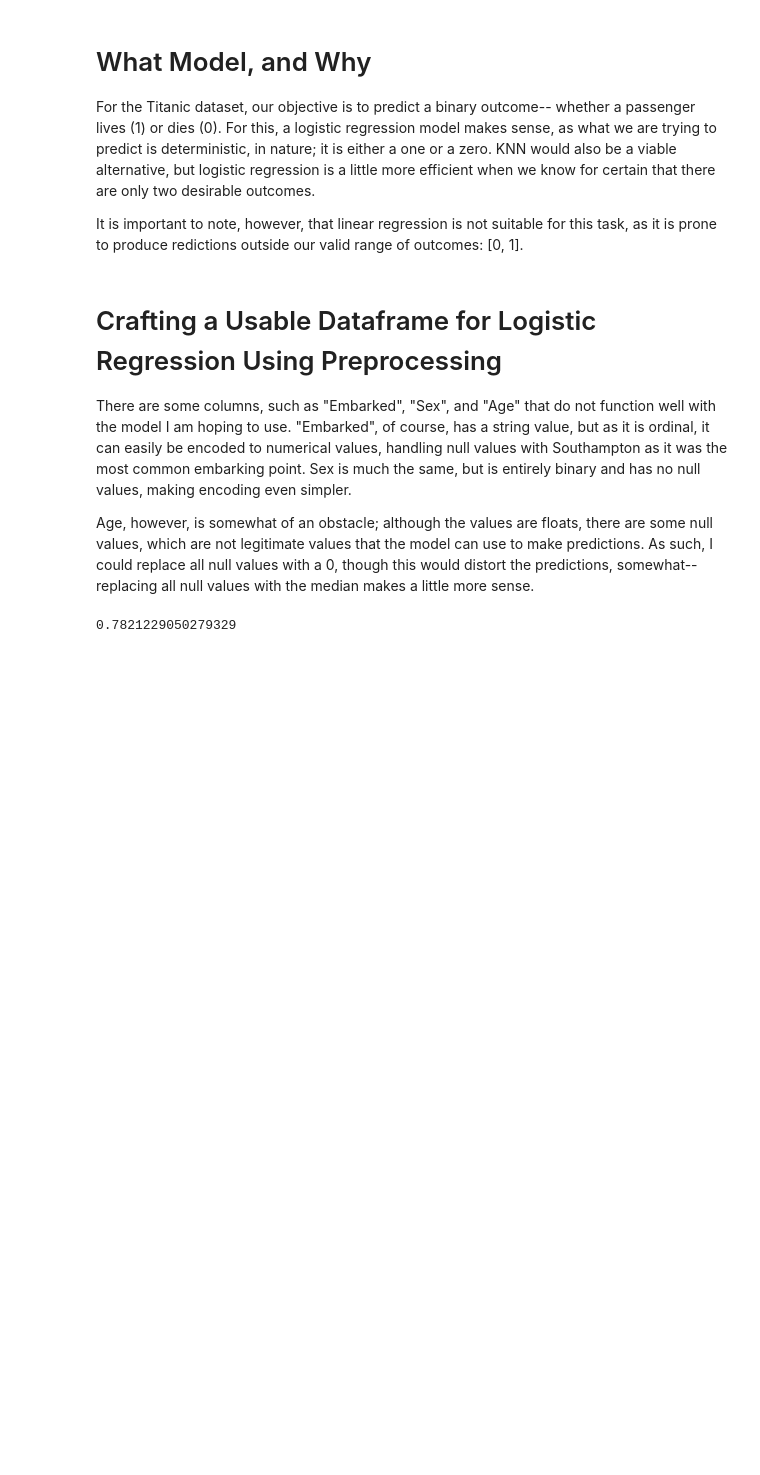
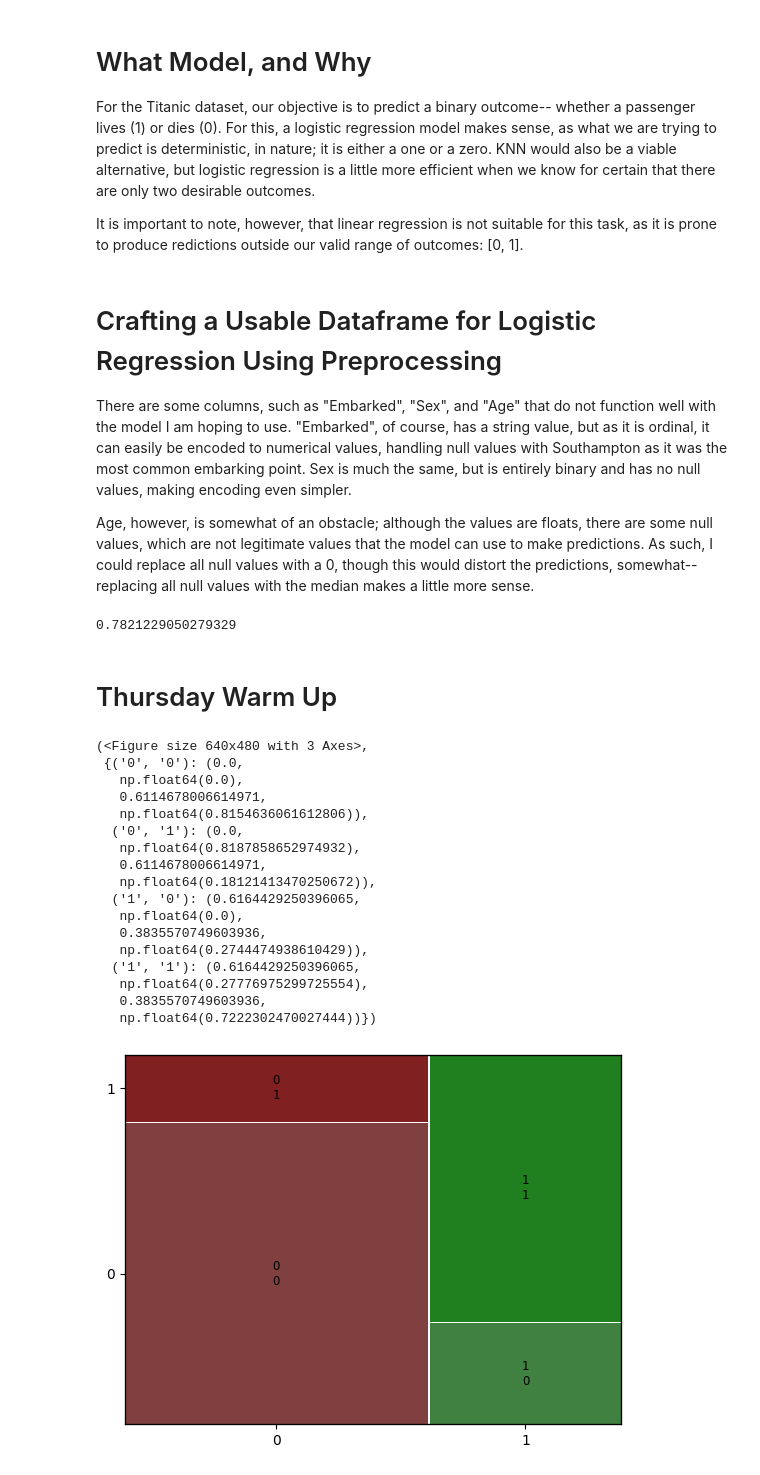
Before and after one commit to HarshBains/harsh_bains_csci_1070, a Jupyter notebook: Week 07/Quiz6.ipynb, the cells around one changed output. Cells and saved outputs as stored; diff of their text form; code cells hidden in the pictures; blank space fills up the shorter version.

```diff
--- a/Week 07/Quiz6.ipynb
+++ b/Week 07/Quiz6.ipynb
@@ -76,3 +76,30 @@ predictedValues = logRegression.predict(X_test)
 logRegression.score(X_test, y_test)
 # %% [output]
 0.7821229050279329
+# %% [markdown]
+# Thursday Warm Up
+# %%
+from sklearn.metrics import confusion_matrix
+from statsmodels.graphics.mosaicplot import mosaic
+from sklearn.metrics import ConfusionMatrixDisplay
+conf_matrix = confusion_matrix(y_test, predictedValues)
+mosaic(conf_matrix)
+# %% [output]
+(<Figure size 640x480 with 3 Axes>,
+ {('0', '0'): (0.0,
+   np.float64(0.0),
+   0.6114678006614971,
+   np.float64(0.8154636061612806)),
+  ('0', '1'): (0.0,
+   np.float64(0.8187858652974932),
+   0.6114678006614971,
+   np.float64(0.18121413470250672)),
+  ('1', '0'): (0.6164429250396065,
+   np.float64(0.0),
+   0.3835570749603936,
+   np.float64(0.2744474938610429)),
+  ('1', '1'): (0.6164429250396065,
+   np.float64(0.27776975299725554),
+   0.3835570749603936,
+   np.float64(0.7222302470027444))})
+[figure, added]
```
Also changed, not shown: parts of 2 cells of this notebook, 4 other files.
